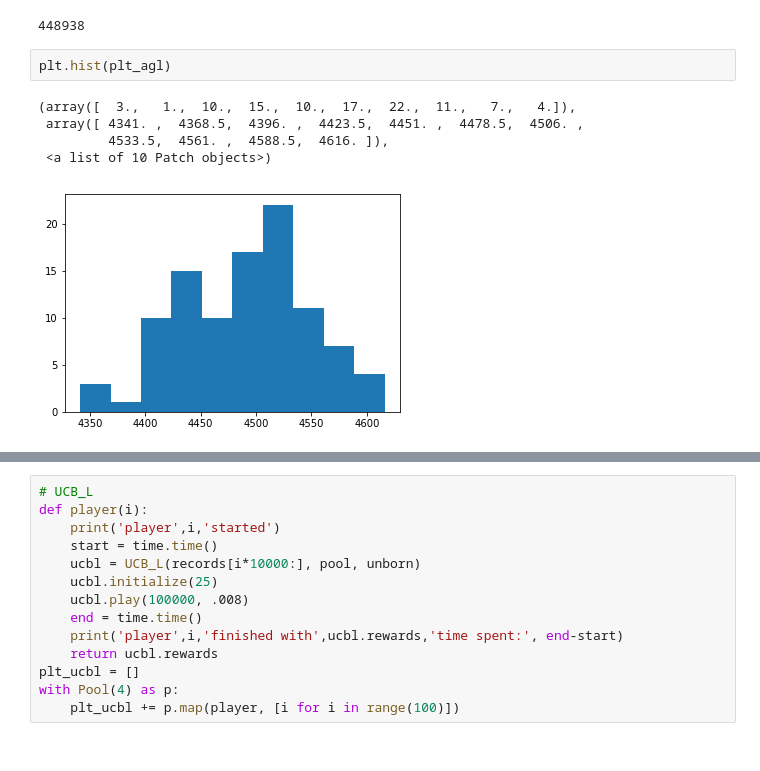
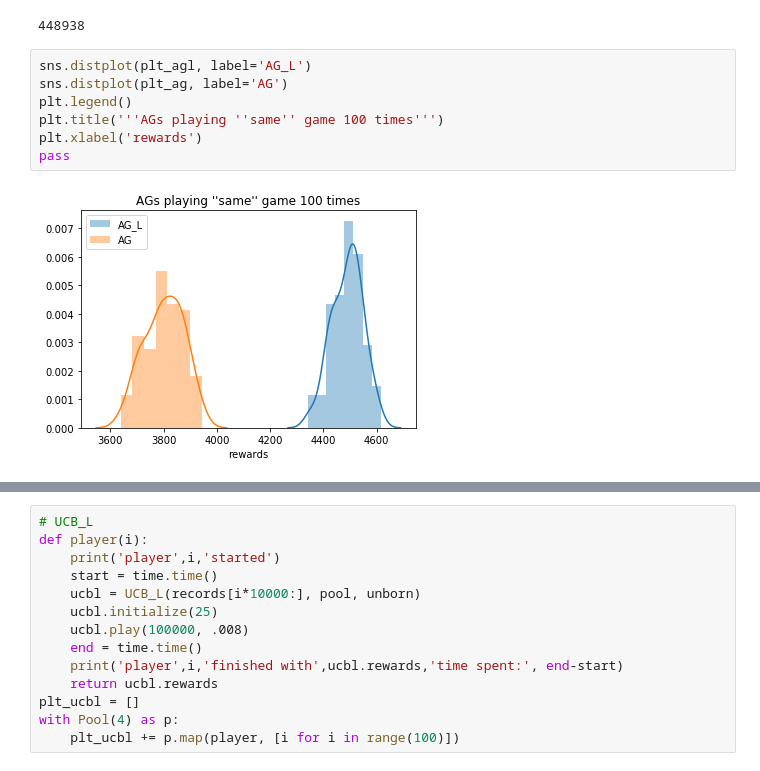
Before and after one commit to ShrekFelix/Reducing-Exploration-of-Dying-Arms-in-Mortal-Bandits, a Jupyter notebook: recommenders SCALED.ipynb, the cells around one changed output, grey strips where cells are left out. Cells and saved outputs as stored; diff of their text form.

```diff
--- a/recommenders SCALED.ipynb
+++ b/recommenders SCALED.ipynb
@@ -424,14 +408,15 @@ with open('save/plt_agl', 'wb') as f:
 sum(plt_agl)
 # %% [output]
 448938
-# %%
-plt.hist(plt_agl)
-# %% [output]
-(array([  3.,   1.,  10.,  15.,  10.,  17.,  22.,  11.,   7.,   4.]),
- array([ 4341. ,  4368.5,  4396. ,  4423.5,  4451. ,  4478.5,  4506. ,
-         4533.5,  4561. ,  4588.5,  4616. ]),
- <a list of 10 Patch objects>)
-[figure, removed]
+# %%
+sns.distplot(plt_agl, label='AG_L')
+sns.distplot(plt_ag, label='AG')
+plt.legend()
+plt.title('''AGs playing ''same'' game 100 times''')
+plt.xlabel('rewards')
+pass
+# %% [output]
+[figure, added]
 # %%
 # UCB
 def player(i):
```
Also changed, not shown: parts of 19 cells of this notebook, 1 other file.
